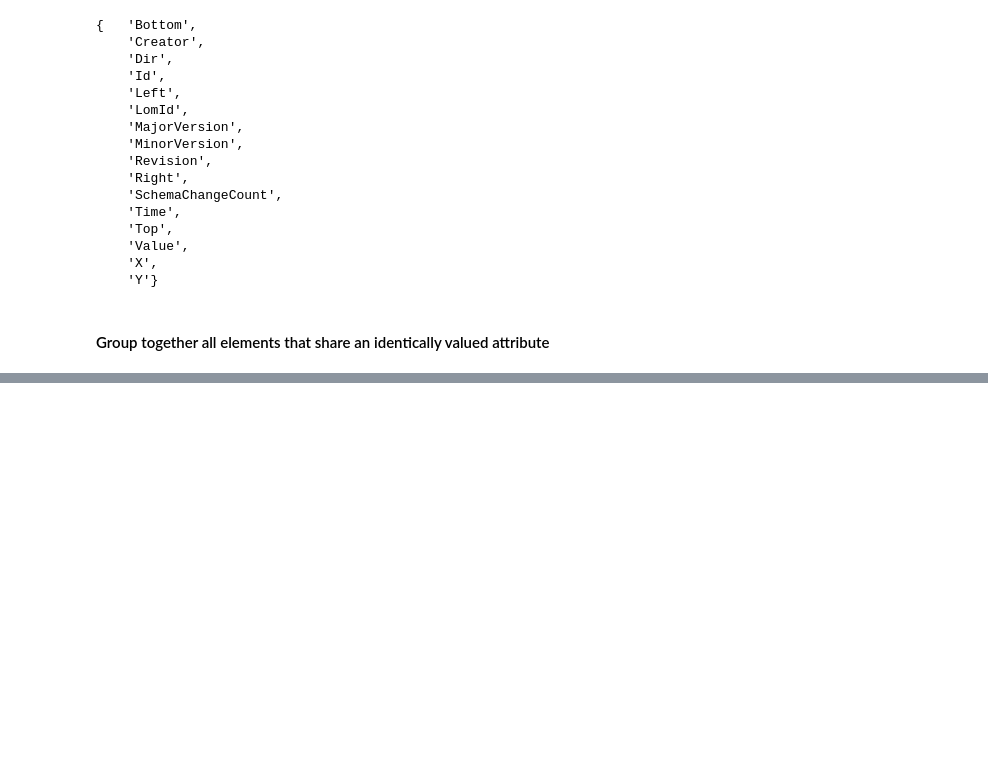
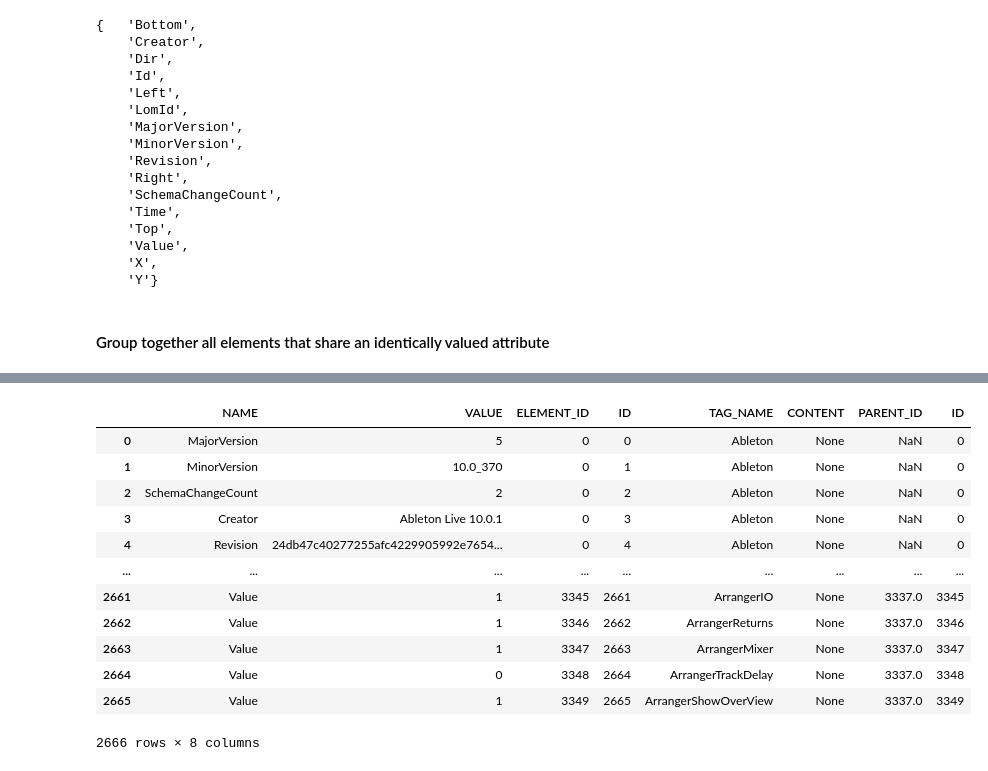
Before and after one commit to stevengt/ableton-xml-analysis, a Jupyter notebook: XML-EDA.ipynb, the cells around one changed output, grey strips where cells are left out. Saved outputs shown, nothing was run; the diff lists cells and outputs as text; code cells hidden in the pictures; blank space fills up the shorter version.

```diff
--- a/XML-EDA.ipynb
+++ b/XML-EDA.ipynb
@@ -87,0 +88,21 @@ All the attribute's unique values and the corresponding elements containing them
+# %%
+# Example SQL query
+doc.query("""
+SELECT * FROM ATTRIBUTES A
+LEFT JOIN ELEMENTS E
+ON A.ELEMENT_ID = E.ID
+""")
+# %% [output]
+|  | NAME | VALUE | ELEMENT_ID | ID | TAG_NAME | CONTENT | PARENT_ID | ID |
+| 0 | MajorVersion | 5 | 0 | 0 | Ableton | None | NaN | 0 |
+| 1 | MinorVersion | 10.0_370 | 0 | 1 | Ableton | None | NaN | 0 |
+| 2 | SchemaChangeCount | 2 | 0 | 2 | Ableton | None | NaN | 0 |
+| 3 | Creator | Ableton Live 10.0.1 | 0 | 3 | Ableton | None | NaN | 0 |
+| 4 | Revision | 24db47c40277255afc4229905992e7654... | 0 | 4 | Ableton | None | NaN | 0 |
+| ... | ... | ... | ... | ... | ... | ... | ... | ... |
+| 2661 | Value | 1 | 3345 | 2661 | ArrangerIO | None | 3337.0 | 3345 |
+| 2662 | Value | 1 | 3346 | 2662 | ArrangerReturns | None | 3337.0 | 3346 |
+| 2663 | Value | 1 | 3347 | 2663 | ArrangerMixer | None | 3337.0 | 3347 |
+| 2664 | Value | 0 | 3348 | 2664 | ArrangerTrackDelay | None | 3337.0 | 3348 |
+| 2665 | Value | 1 | 3349 | 2665 | ArrangerShowOverView | None | 3337.0 | 3349 |
+2666 rows × 8 columns
```
Also changed, not shown: parts of 1 cell of this notebook, 2 other files.
